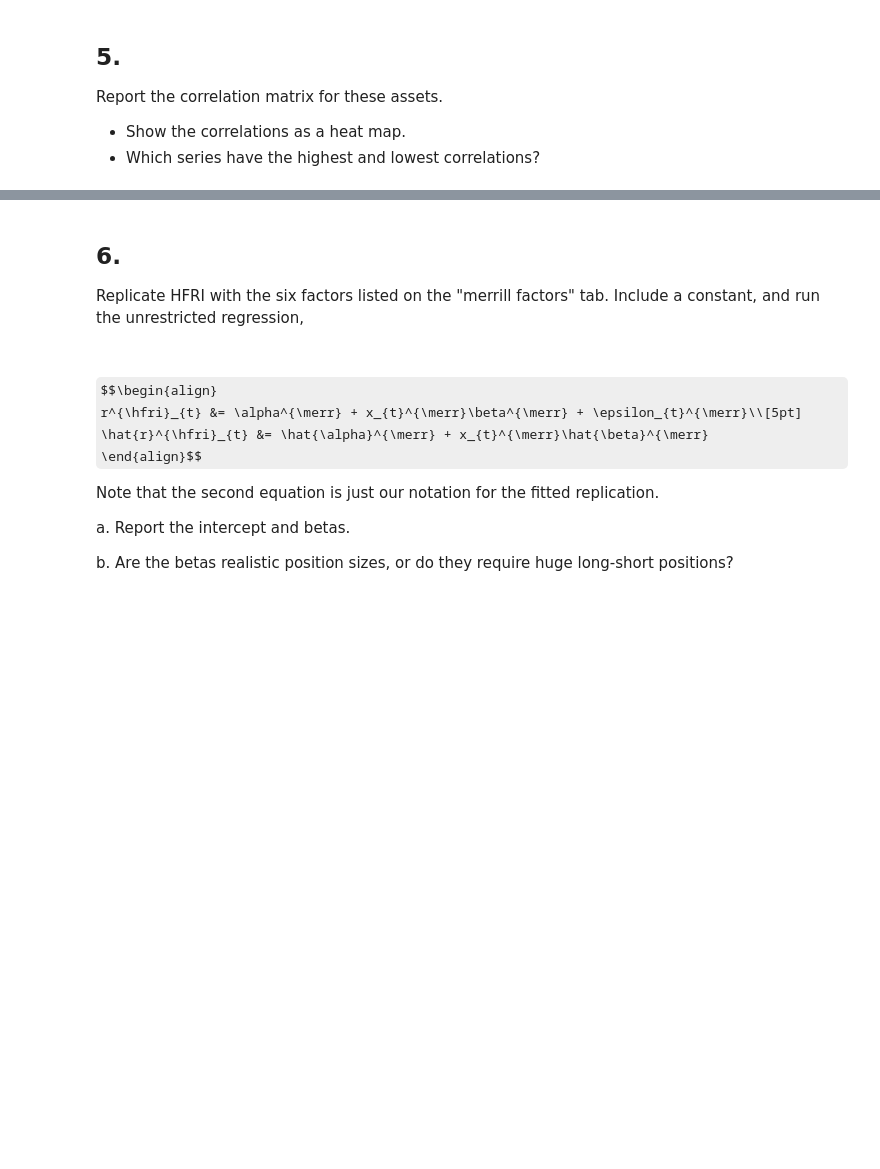
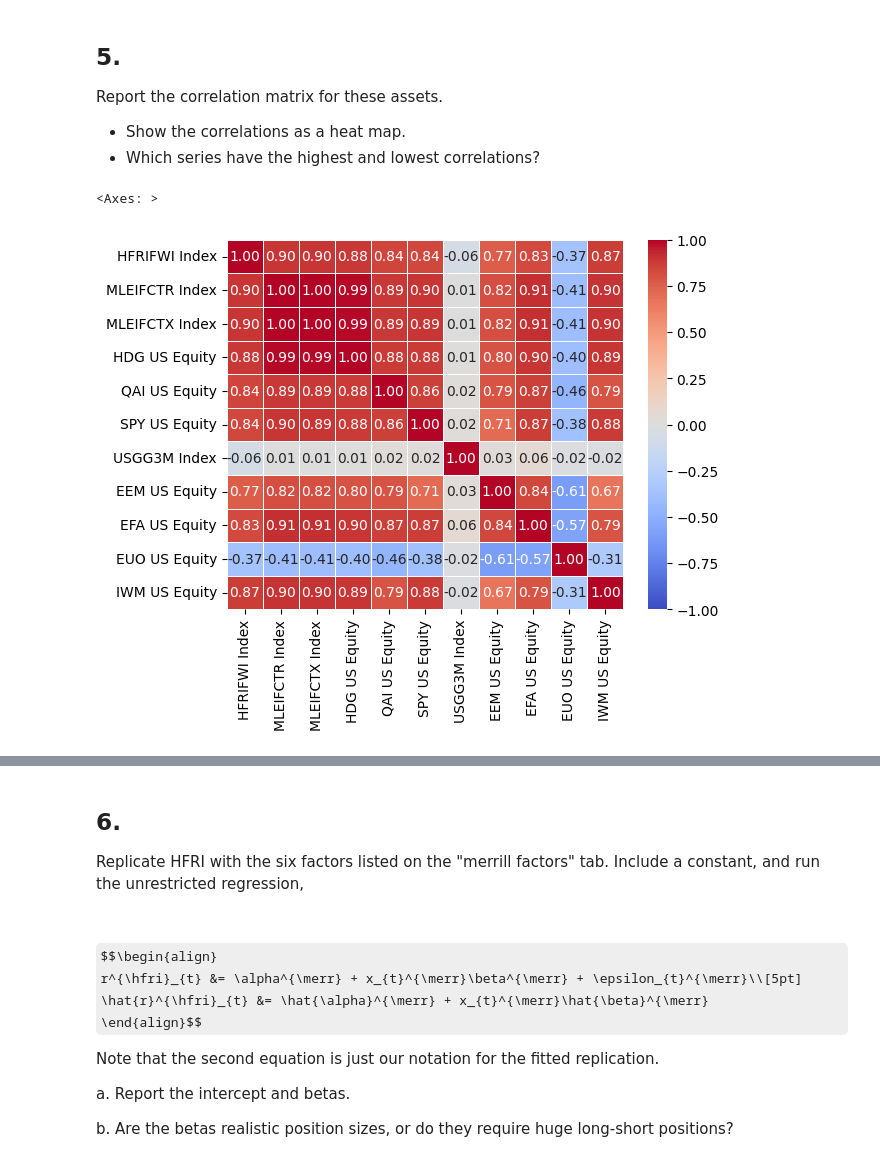
Before and after one commit to elliottgordon/finm-25000-a4-repository, a Jupyter notebook: hw2/Elliott_Homework_2.ipynb, the cells around one changed output, grey strips where cells are left out. Cells and saved outputs as stored; diff of their text form; code cells hidden in the pictures; some formulas as TeX source; blank space fills up the shorter version.

```diff
--- a/hw2/Elliott_Homework_2.ipynb
+++ b/hw2/Elliott_Homework_2.ipynb
@@ -267,0 +301,6 @@ Discuss the previous statistics, and what they tell us about...
+# %%
+hedge_fund_series_df_2024 = pd.read_excel(io = "./drive/MyDrive/Colab Notebooks/proshares_analysis_data_2024.xlsx",
+                                     sheet_name='hedge_fund_series',
+                                     index_col=0,
+                                     parse_dates=[0])
+hedge_fund_series_df_2024.head(5)
@@ -272,4 +318,18 @@ Report the correlation matrix for these assets.
 * Show the correlations as a heat map.
 * Which series have the highest and lowest correlations?
 # %%
-hedge_fund_series_df.corr()
+
+
+corr_matrix = pd.concat([hedge_fund_series_df_2024,  merrill_factors_df], axis=1).corr()
+
+sns.heatmap(corr_matrix,
+            cmap="coolwarm",
+            annot=True,
+            vmin = -1,
+            vmax = 1,
+            linewidths=0.7,
+            fmt = ".2f",
+            )
+# %% [output]
+<Axes: >
+[figure, added]
```
Also changed, not shown: parts of 12 cells of this notebook.
